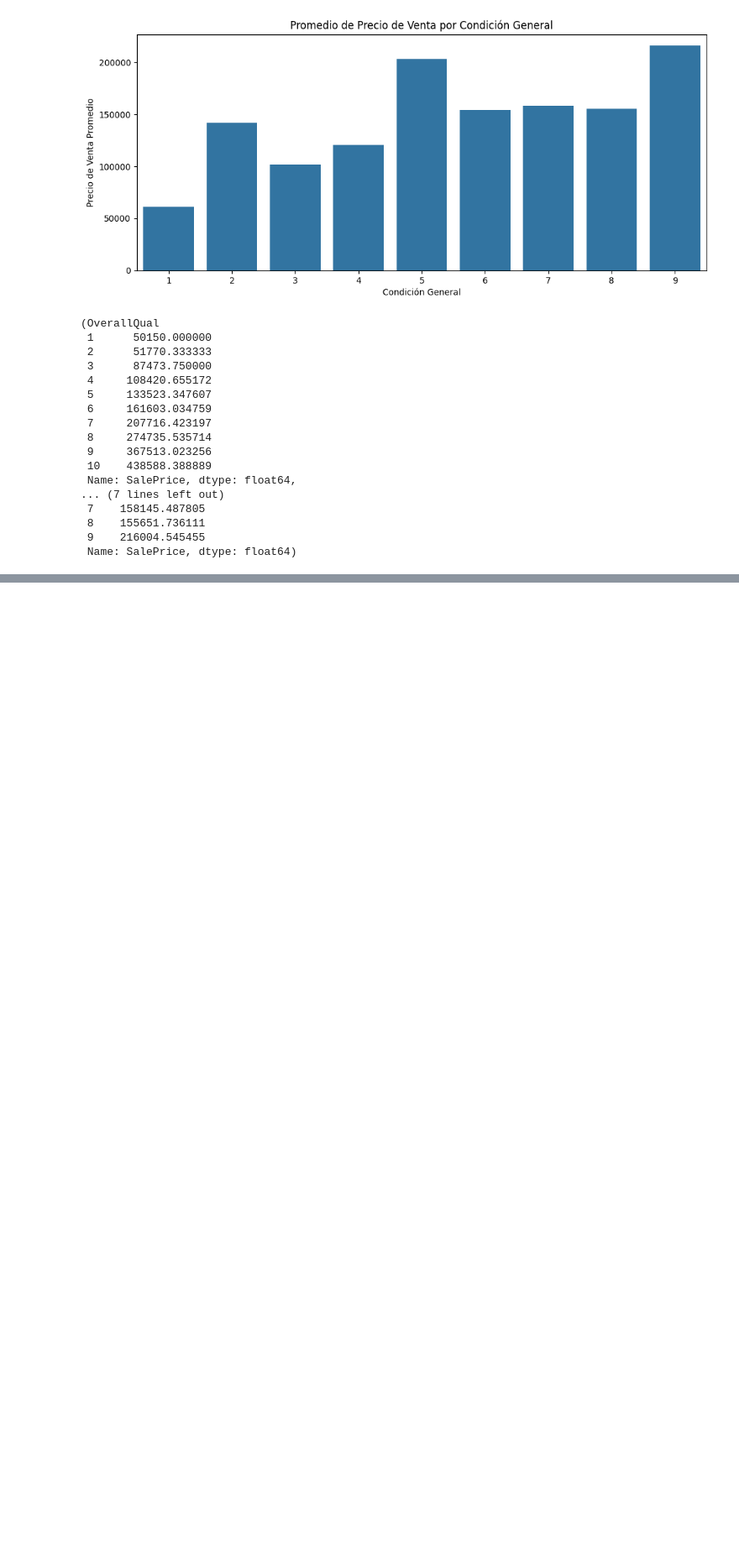
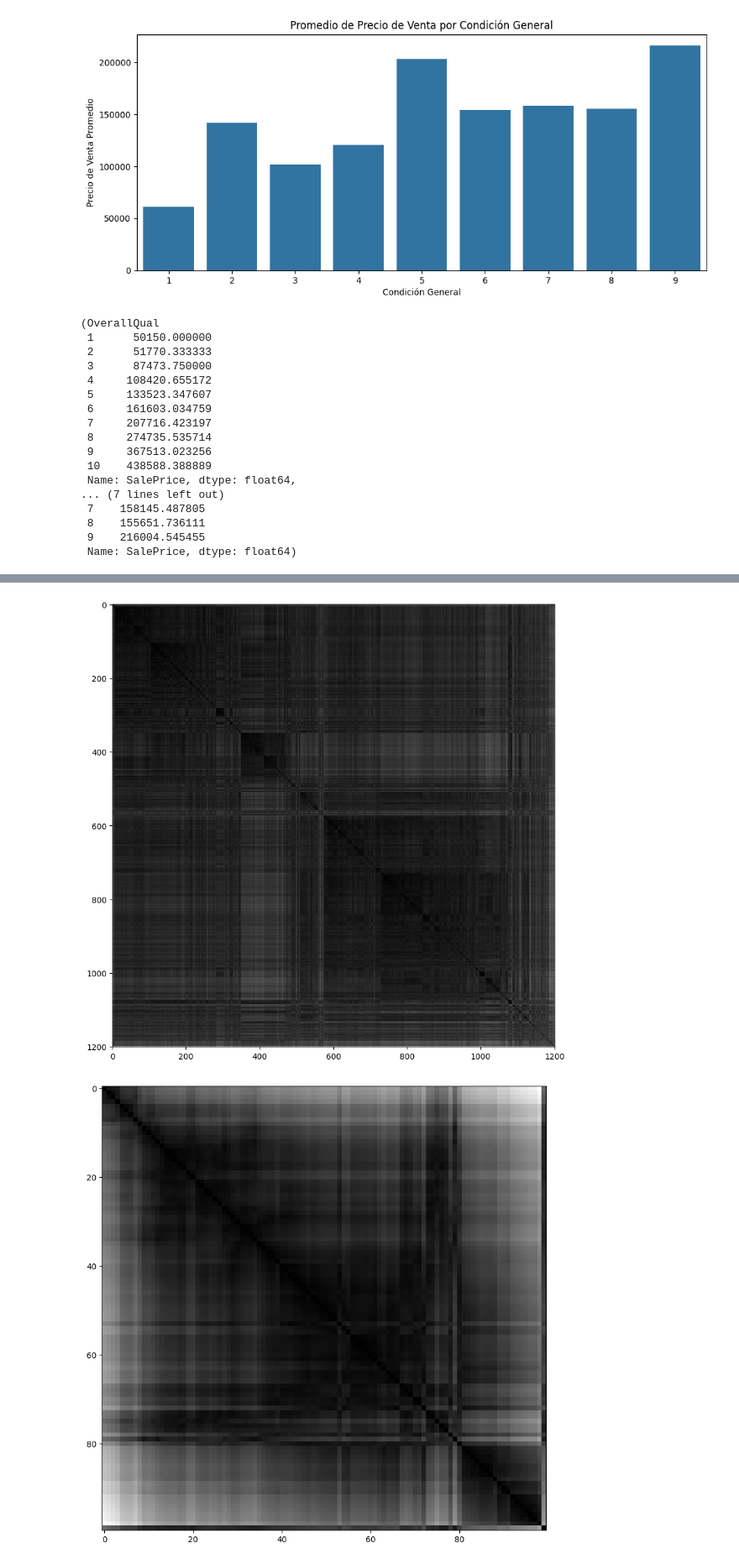
Before and after one commit to angelargd8/HDT3-MDD, a Jupyter notebook: main.ipynb, the cells around one changed output, grey strips where cells are left out. Shown at 84% size. Saved outputs shown, nothing was run; the diff lists cells and outputs as text; code cells hidden in the pictures; blank space fills up the shorter version.

```diff
--- a/main.ipynb
+++ b/main.ipynb
@@ -359,0 +385,3 @@ quality_groups, condition_groups
+# %%
+#nuevo data frame con solo la informacion que se va a utilizar
+df = df_train[['SalePrice','OverallQual', 'GrLivArea', 'Neighborhood', 'TotalBsmtSF', '1stFlrSF', 'GarageCars', 'GarageArea', 'YearBuilt', 'YearRemodAdd', 'FullBath', 'LotFrontage', 'LotArea']].copy()
@@ -359,0 +434,23 @@ quality_groups, condition_groups
+# %%
+import random
+import sklearn.preprocessing
+import pyclustertend
+# Fijar la semilla para obtener resultados reproducibles
+random.seed(123)
+
+# Escalar los datos para normalización
+X_scale = sklearn.preprocessing.scale(X)
+X_df =pd.DataFrame(X_scale)
+
+
+# Crear muestras, esto se hace para tener una visualizacion mas clara y entender mejor la tendencia de agrupamiento
+X_scale_sample = X_df.sample(100, random_state=123)
+X_sample = X.sample(100, random_state=123)
+
+# Convertir las muestras a arrays de numpy
+X_scale_sample = X_scale_sample.to_numpy()
+X_sample = X_sample.to_numpy()
+
+# Calcular la estadística de Hopkins
+hopkins_stat = pyclustertend.hopkins(X_scale, len(X_scale))
+print(f'Estadística de Hopkins: {hopkins_stat}')
@@ -359,0 +463,7 @@ quality_groups, condition_groups
+# %%
+pyclustertend.vat(X_scale)
+
+pyclustertend.vat(X_sample)
+# %% [output]
+[figure, added]
+[figure, added]
```
Also changed, not shown: parts of 26 cells of this notebook.
